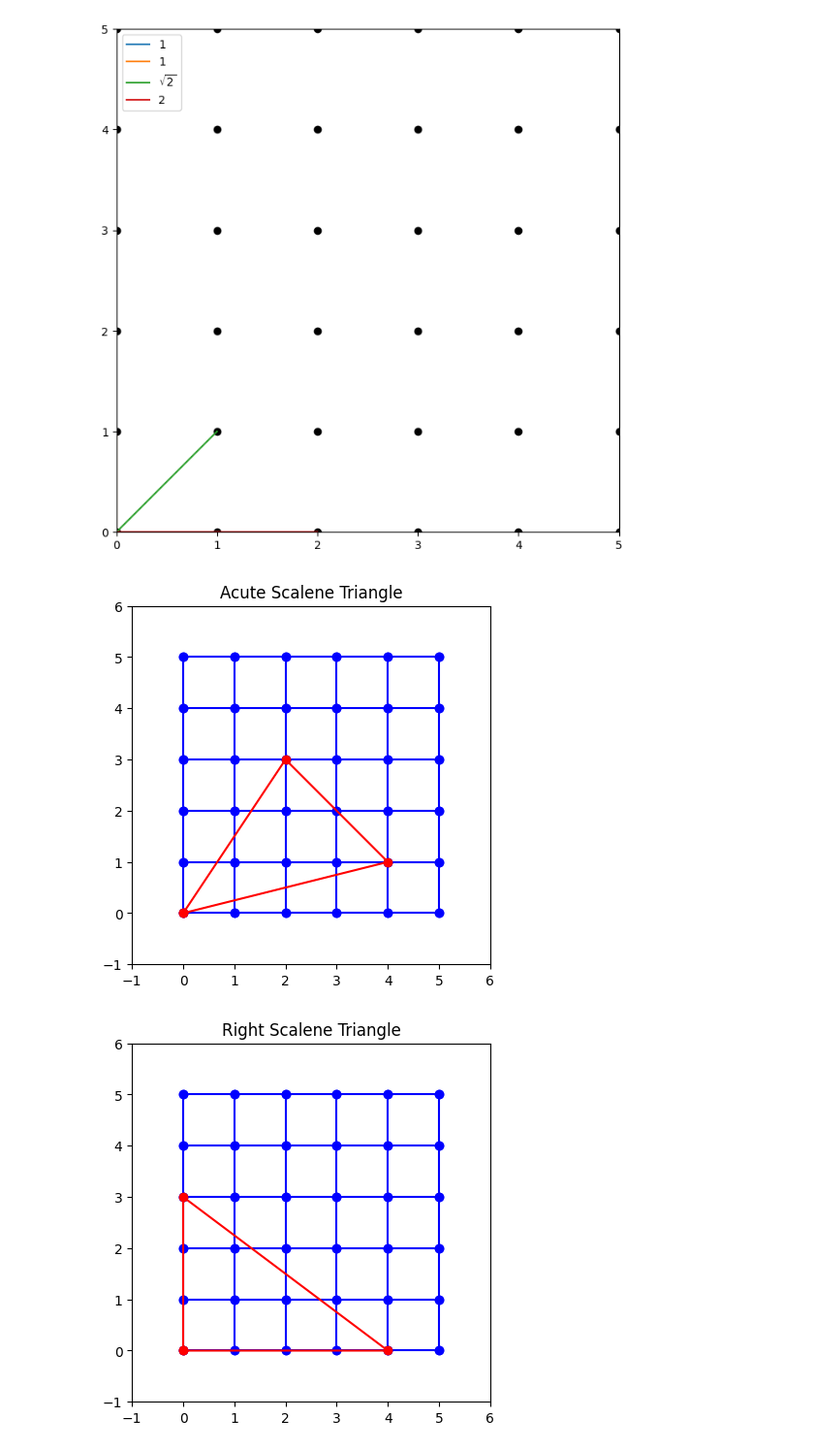
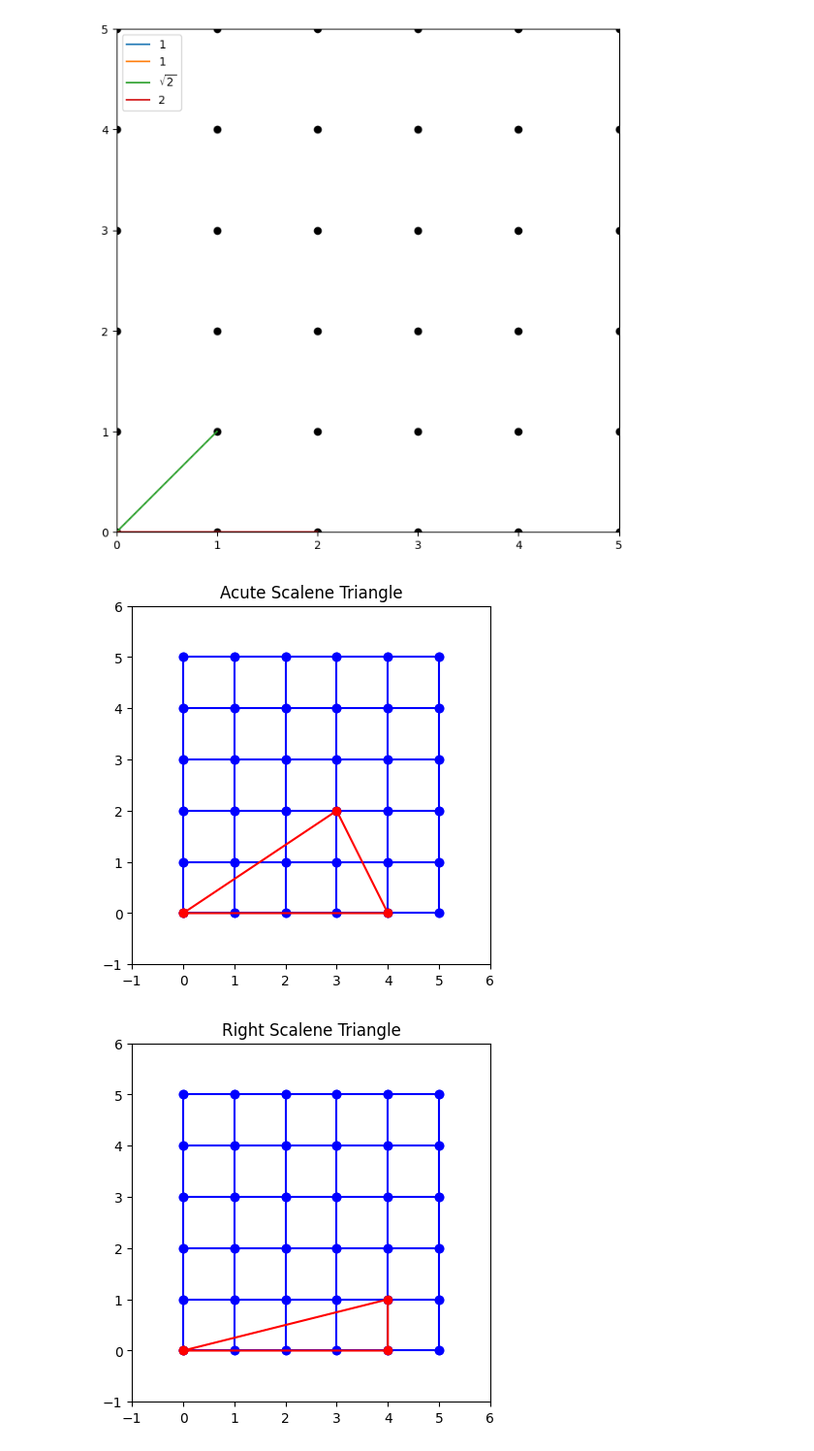
Before and after one commit to rtrochepy/machine_learning, a Jupyter notebook: triangulos.ipynb, the cells around one changed output. Shown: that part at 97% size. Drawn from its saved outputs; the diff is of its cells as text; code cells hidden in the pictures.

```diff
--- a/triangulos.ipynb
+++ b/triangulos.ipynb
@@ -84,35 +84,35 @@ def draw_geoboard():
         plt.plot([x]*6, range(6), 'bo-')
     for y in range(6):
         plt.plot(range(6), [y]*6, 'bo-')
     plt.gca().set_aspect('equal', adjustable='box')
     plt.xlim(-1, 6)
     plt.ylim(-1, 6)
 
 # Triángulo escaleno agudo
 def acute_scalene():
     draw_geoboard()
-    plt.plot([0, 4, 2, 0], [0, 1, 3, 0], 'ro-')
+    plt.plot([0, 3, 4, 0], [0, 2, 0, 0], 'ro-')
     plt.title("Acute Scalene Triangle")
     plt.show()
 
 # Triángulo escaleno recto
 def right_scalene():
     draw_geoboard()
-    plt.plot([0, 0, 4, 0], [0, 3, 0, 0], 'ro-')
+    plt.plot([0, 4, 4, 0], [0, 0, 1, 0], 'ro-')
     plt.title("Right Scalene Triangle")
     plt.show()
 
 # Triángulo escaleno obtuso
 def obtuse_scalene():
     draw_geoboard()
-    plt.plot([0, 4, 4, 0], [0, 0, 2, 0], 'ro-')
+    plt.plot([0, 2, 4, 0], [0, 0, 4, 0], 'ro-')
     plt.title("Obtuse Scalene Triangle")
     plt.show()
 
 # Dibujar los triángulos
 acute_scalene()
 right_scalene()
 obtuse_scalene()
 # %% [output]
-[figure, old version]
+[figure, new version]
-[figure, old version]
+[figure, new version]
```
Also changed, not shown: parts of 3 cells of this notebook.
